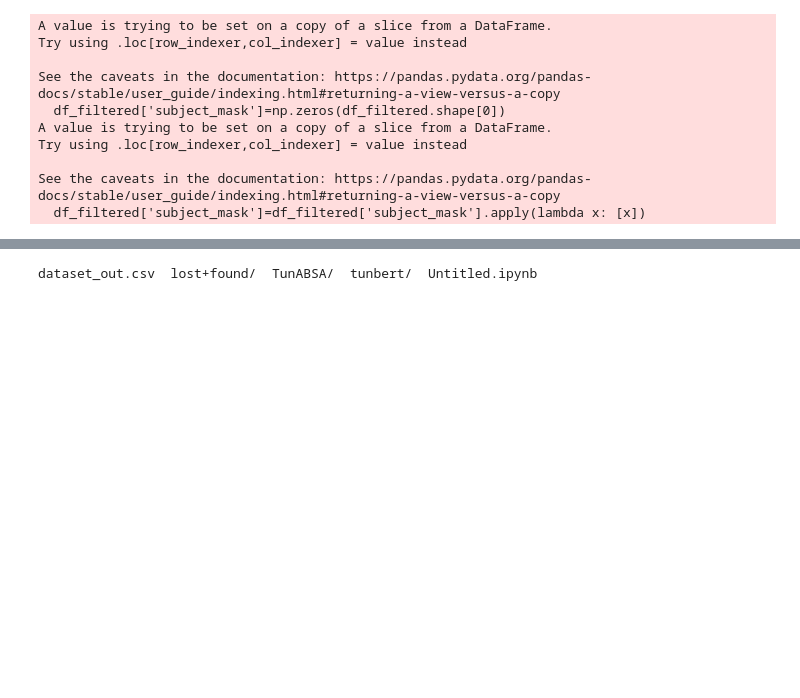
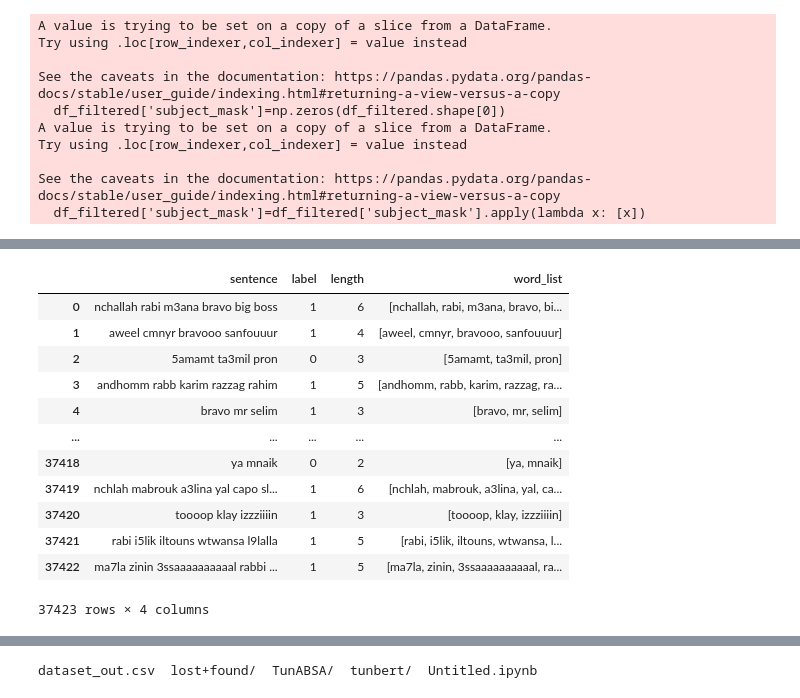
Before and after one commit to fyrastelmini/TunABSA, a Jupyter notebook: workbench.ipynb, the cells around one changed output, grey strips where cells are left out. Saved outputs shown, nothing was run; the diff lists cells and outputs as text; code cells hidden in the pictures; blank space fills up the shorter version.

```diff
--- a/workbench.ipynb
+++ b/workbench.ipynb
@@ -261,4 +259,10 @@ See the caveats in the documentation: https://pandas.pydata.org/pandas-docs/stab
   df_filtered['subject_mask']=df_filtered['subject_mask'].apply(lambda x: [x])
 # %%
 import pandas as pd
+import ast
+import sys
 df_filtered=pd.read_csv("dataset.csv")
+df_filtered['word_list'] = df_filtered['word_list'].apply(ast.literal_eval)
+def clear_console():
+    sys.stdout.write("\033[2J\033[1;1H")
+    sys.stdout.flush()
@@ -330,0 +269,16 @@ is ' aweel ' a subject (1) or a polarized word (2)
+# %%
+df_filtered
+# %% [output]
+|  | sentence | label | length | word_list |
+| 0 | nchallah rabi m3ana bravo big boss | 1 | 6 | [nchallah, rabi, m3ana, bravo, bi... |
+| 1 | aweel cmnyr bravooo sanfouuur | 1 | 4 | [aweel, cmnyr, bravooo, sanfouuur] |
+| 2 | 5amamt ta3mil pron | 0 | 3 | [5amamt, ta3mil, pron] |
+| 3 | andhomm rabb karim razzag rahim | 1 | 5 | [andhomm, rabb, karim, razzag, ra... |
+| 4 | bravo mr selim | 1 | 3 | [bravo, mr, selim] |
+| ... | ... | ... | ... | ... |
+| 37418 | ya mnaik | 0 | 2 | [ya, mnaik] |
+| 37419 | nchlah mabrouk a3lina yal capo sl... | 1 | 6 | [nchlah, mabrouk, a3lina, yal, ca... |
+| 37420 | toooop klay izzziiiin | 1 | 3 | [toooop, klay, izzziiiin] |
+| 37421 | rabi i5lik iltouns wtwansa l9lalla | 1 | 5 | [rabi, i5lik, iltouns, wtwansa, l... |
+| 37422 | ma7la zinin 3ssaaaaaaaaaal rabbi ... | 1 | 5 | [ma7la, zinin, 3ssaaaaaaaaaal, ra... |
+37423 rows × 4 columns
```
Also changed, not shown: parts of 4 cells of this notebook, 1 other file.
